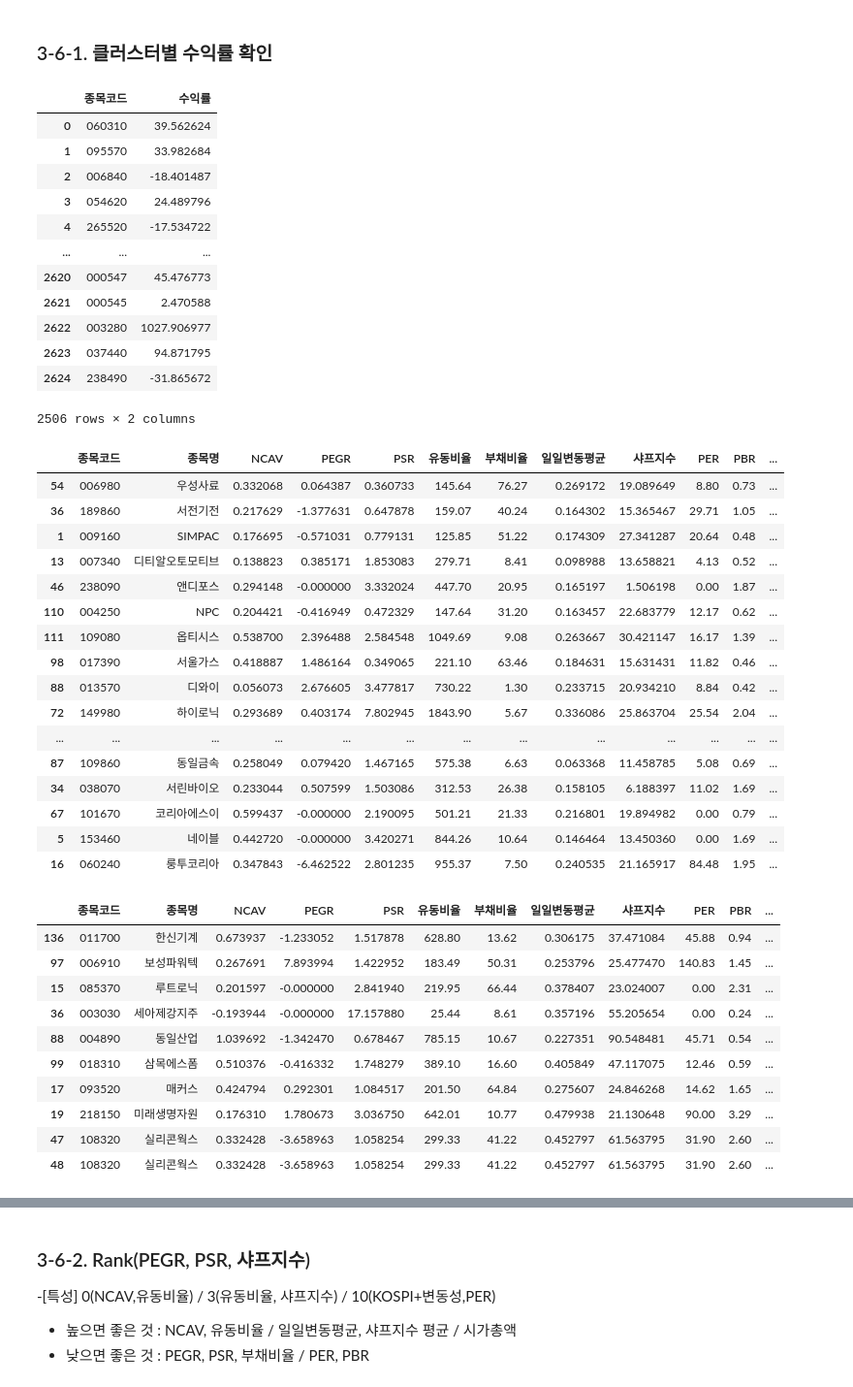
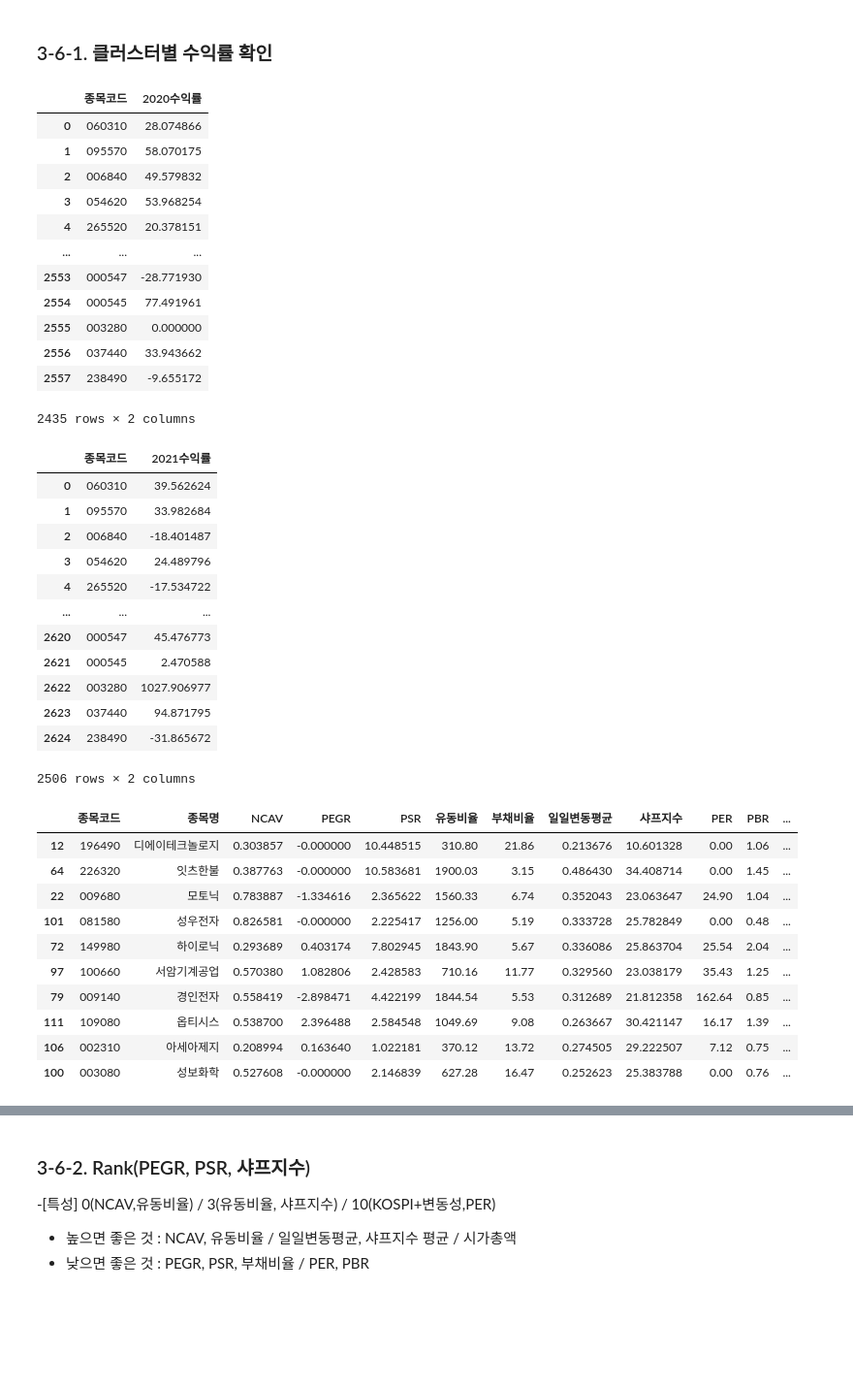
Before and after one commit to Jyassmin/UBION-PROJECT1, a Jupyter notebook: 2.PCA&Clustering.ipynb, the cells around one changed output, grey strips where cells are left out. Shown at 97% size. Drawn from its saved outputs; the diff is of its cells as text; code cells hidden in the pictures; blank space fills up the shorter version.

```diff
--- a/2.PCA&Clustering.ipynb
+++ b/2.PCA&Clustering.ipynb
@@ -698,12 +698,32 @@ Text(0.5, 1.0, '클러스터별 시가총액 중간값')
 ## 3-6. Cluster 선정
 # %% [markdown]
 ### 3-6-1. 클러스터별 수익률 확인
+# %%
+# 수익률
+df_earnings20 = pd.read_csv("./datasets/(수익률)20.04.01_21.03.31.csv", index_col=0)
+df_earnings20.columns = ['종목코드', '2020수익률']
+df_earnings20
+# %% [output]
+|  | 종목코드 | 2020수익률 |
+| 0 | 060310 | 28.074866 |
+| 1 | 095570 | 58.070175 |
+| 2 | 006840 | 49.579832 |
+| 3 | 054620 | 53.968254 |
+| 4 | 265520 | 20.378151 |
+| ... | ... | ... |
+| 2553 | 000547 | -28.771930 |
+| 2554 | 000545 | 77.491961 |
+| 2555 | 003280 | 0.000000 |
+| 2556 | 037440 | 33.943662 |
+| 2557 | 238490 | -9.655172 |
+2435 rows × 2 columns
 # %%
 # 수익률
-df_earnings = pd.read_csv("./datasets/(수익률)21.04.01_22.03.31.csv", index_col=0)
-df_earnings
+df_earnings21 = pd.read_csv("./datasets/(수익률)21.04.01_22.03.31.csv", index_col=0)
+df_earnings21.columns = ['종목코드', '2021수익률']
+df_earnings21
 # %% [output]
-|  | 종목코드 | 수익률 |
+|  | 종목코드 | 2021수익률 |
 | 0 | 060310 | 39.562624 |
 | 1 | 095570 | 33.982684 |
 | 2 | 006840 | -18.401487 |
@@ -718,26 +738,21 @@ df_earnings
 2506 rows × 2 columns
 # %%
 cluster0 = df[df["Clusters"]==0]
-cluster0 = pd.merge(cluster0, df_earnings, on="종목코드", how="left")
-cluster0.sort_values(by="수익률", ascending=False).head(20)
+cluster0 = pd.merge(cluster0, df_earnings20, on="종목코드", how="left")
+cluster0 = pd.merge(cluster0, df_earnings21, on="종목코드", how="left")
+cluster0.sort_values(by="2020수익률", ascending=False).head(10)
 # %% [output]
 |  | 종목코드 | 종목명 | NCAV | PEGR | PSR | 유동비율 | 부채비율 | 일일변동평균 | 샤프지수 | PER | PBR | ... |
-| 54 | 006980 | 우성사료 | 0.332068 | 0.064387 | 0.360733 | 145.64 | 76.27 | 0.269172 | 19.089649 | 8.80 | 0.73 | ... |
-| 36 | 189860 | 서전기전 | 0.217629 | -1.377631 | 0.647878 | 159.07 | 40.24 | 0.164302 | 15.365467 | 29.71 | 1.05 | ... |
-| 1 | 009160 | SIMPAC | 0.176695 | -0.571031 | 0.779131 | 125.85 | 51.22 | 0.174309 | 27.341287 | 20.64 | 0.48 | ... |
-| 13 | 007340 | 디티알오토모티브 | 0.138823 | 0.385171 | 1.853083 | 279.71 | 8.41 | 0.098988 | 13.658821 | 4.13 | 0.52 | ... |
-| 46 | 238090 | 앤디포스 | 0.294148 | -0.000000 | 3.332024 | 447.70 | 20.95 | 0.165197 | 1.506198 | 0.00 | 1.87 | ... |
-| 110 | 004250 | NPC | 0.204421 | -0.416949 | 0.472329 | 147.64 | 31.20 | 0.163457 | 22.683779 | 12.17 | 0.62 | ... |
+| 12 | 196490 | 디에이테크놀로지 | 0.303857 | -0.000000 | 10.448515 | 310.80 | 21.86 | 0.213676 | 10.601328 | 0.00 | 1.06 | ... |
+| 64 | 226320 | 잇츠한불 | 0.387763 | -0.000000 | 10.583681 | 1900.03 | 3.15 | 0.486430 | 34.408714 | 0.00 | 1.45 | ... |
+| 22 | 009680 | 모토닉 | 0.783887 | -1.334616 | 2.365622 | 1560.33 | 6.74 | 0.352043 | 23.063647 | 24.90 | 1.04 | ... |
+| 101 | 081580 | 성우전자 | 0.826581 | -0.000000 | 2.225417 | 1256.00 | 5.19 | 0.333728 | 25.782849 | 0.00 | 0.48 | ... |
+| 72 | 149980 | 하이로닉 | 0.293689 | 0.403174 | 7.802945 | 1843.90 | 5.67 | 0.336086 | 25.863704 | 25.54 | 2.04 | ... |
+| 97 | 100660 | 서암기계공업 | 0.570380 | 1.082806 | 2.428583 | 710.16 | 11.77 | 0.329560 | 23.038179 | 35.43 | 1.25 | ... |
+| 79 | 009140 | 경인전자 | 0.558419 | -2.898471 | 4.422199 | 1844.54 | 5.53 | 0.312689 | 21.812358 | 162.64 | 0.85 | ... |
 | 111 | 109080 | 옵티시스 | 0.538700 | 2.396488 | 2.584548 | 1049.69 | 9.08 | 0.263667 | 30.421147 | 16.17 | 1.39 | ... |
-| 98 | 017390 | 서울가스 | 0.418887 | 1.486164 | 0.349065 | 221.10 | 63.46 | 0.184631 | 15.631431 | 11.82 | 0.46 | ... |
-| 88 | 013570 | 디와이 | 0.056073 | 2.676605 | 3.477817 | 730.22 | 1.30 | 0.233715 | 20.934210 | 8.84 | 0.42 | ... |
-| 72 | 149980 | 하이로닉 | 0.293689 | 0.403174 | 7.802945 | 1843.90 | 5.67 | 0.336086 | 25.863704 | 25.54 | 2.04 | ... |
-| ... | ... | ... | ... | ... | ... | ... | ... | ... | ... | ... | ... | ... |
-| 87 | 109860 | 동일금속 | 0.258049 | 0.079420 | 1.467165 | 575.38 | 6.63 | 0.063368 | 11.458785 | 5.08 | 0.69 | ... |
-| 34 | 038070 | 서린바이오 | 0.233044 | 0.507599 | 1.503086 | 312.53 | 26.38 | 0.158105 | 6.188397 | 11.02 | 1.69 | ... |
-| 67 | 101670 | 코리아에스이 | 0.599437 | -0.000000 | 2.190095 | 501.21 | 21.33 | 0.216801 | 19.894982 | 0.00 | 0.79 | ... |
-| 5 | 153460 | 네이블 | 0.442720 | -0.000000 | 3.420271 | 844.26 | 10.64 | 0.146464 | 13.450360 | 0.00 | 1.69 | ... |
-| 16 | 060240 | 룽투코리아 | 0.347843 | -6.462522 | 2.801235 | 955.37 | 7.50 | 0.240535 | 21.165917 | 84.48 | 1.95 | ... |
+| 106 | 002310 | 아세아제지 | 0.208994 | 0.163640 | 1.022181 | 370.12 | 13.72 | 0.274505 | 29.222507 | 7.12 | 0.75 | ... |
+| 100 | 003080 | 성보화학 | 0.527608 | -0.000000 | 2.146839 | 627.28 | 16.47 | 0.252623 | 25.383788 | 0.00 | 0.76 | ... |
 # %%
 # df_test = cluster0.sort_values(by="샤프지수", ascending=False)
 df_test = cluster0.sort_values(by="PEGR", ascending=False)
@@ -745,19 +760,3 @@ df_test = cluster0.sort_values(by="PEGR", ascending=False)
 # %%
 df_test = cluster0.sort_values(by="PEGR", ascending=True)
 # df_test[df_test["PEGR"]>0].head(20)
-# %%
-cluster3 = df[df["Clusters"]==3]
-cluster3 = pd.merge(cluster3, df_earnings, on="종목코드", how="left")
-cluster3.sort_values(by="수익률", ascending=False).head(10)
-# %% [output]
-|  | 종목코드 | 종목명 | NCAV | PEGR | PSR | 유동비율 | 부채비율 | 일일변동평균 | 샤프지수 | PER | PBR | ... |
-| 136 | 011700 | 한신기계 | 0.673937 | -1.233052 | 1.517878 | 628.80 | 13.62 | 0.306175 | 37.471084 | 45.88 | 0.94 | ... |
-| 97 | 006910 | 보성파워텍 | 0.267691 | 7.893994 | 1.422952 | 183.49 | 50.31 | 0.253796 | 25.477470 | 140.83 | 1.45 | ... |
-| 15 | 085370 | 루트로닉 | 0.201597 | -0.000000 | 2.841940 | 219.95 | 66.44 | 0.378407 | 23.024007 | 0.00 | 2.31 | ... |
-| 36 | 003030 | 세아제강지주 | -0.193944 | -0.000000 | 17.157880 | 25.44 | 8.61 | 0.357196 | 55.205654 | 0.00 | 0.24 | ... |
-| 88 | 004890 | 동일산업 | 1.039692 | -1.342470 | 0.678467 | 785.15 | 10.67 | 0.227351 | 90.548481 | 45.71 | 0.54 | ... |
-| 99 | 018310 | 삼목에스폼 | 0.510376 | -0.416332 | 1.748279 | 389.10 | 16.60 | 0.405849 | 47.117075 | 12.46 | 0.59 | ... |
-| 17 | 093520 | 매커스 | 0.424794 | 0.292301 | 1.084517 | 201.50 | 64.84 | 0.275607 | 24.846268 | 14.62 | 1.65 | ... |
-| 19 | 218150 | 미래생명자원 | 0.176310 | 1.780673 | 3.036750 | 642.01 | 10.77 | 0.479938 | 21.130648 | 90.00 | 3.29 | ... |
-| 47 | 108320 | 실리콘웍스 | 0.332428 | -3.658963 | 1.058254 | 299.33 | 41.22 | 0.452797 | 61.563795 | 31.90 | 2.60 | ... |
-| 48 | 108320 | 실리콘웍스 | 0.332428 | -3.658963 | 1.058254 | 299.33 | 41.22 | 0.452797 | 61.563795 | 31.90 | 2.60 | ... |
```
Also changed, not shown: parts of 16 cells of this notebook, 2 other files.
